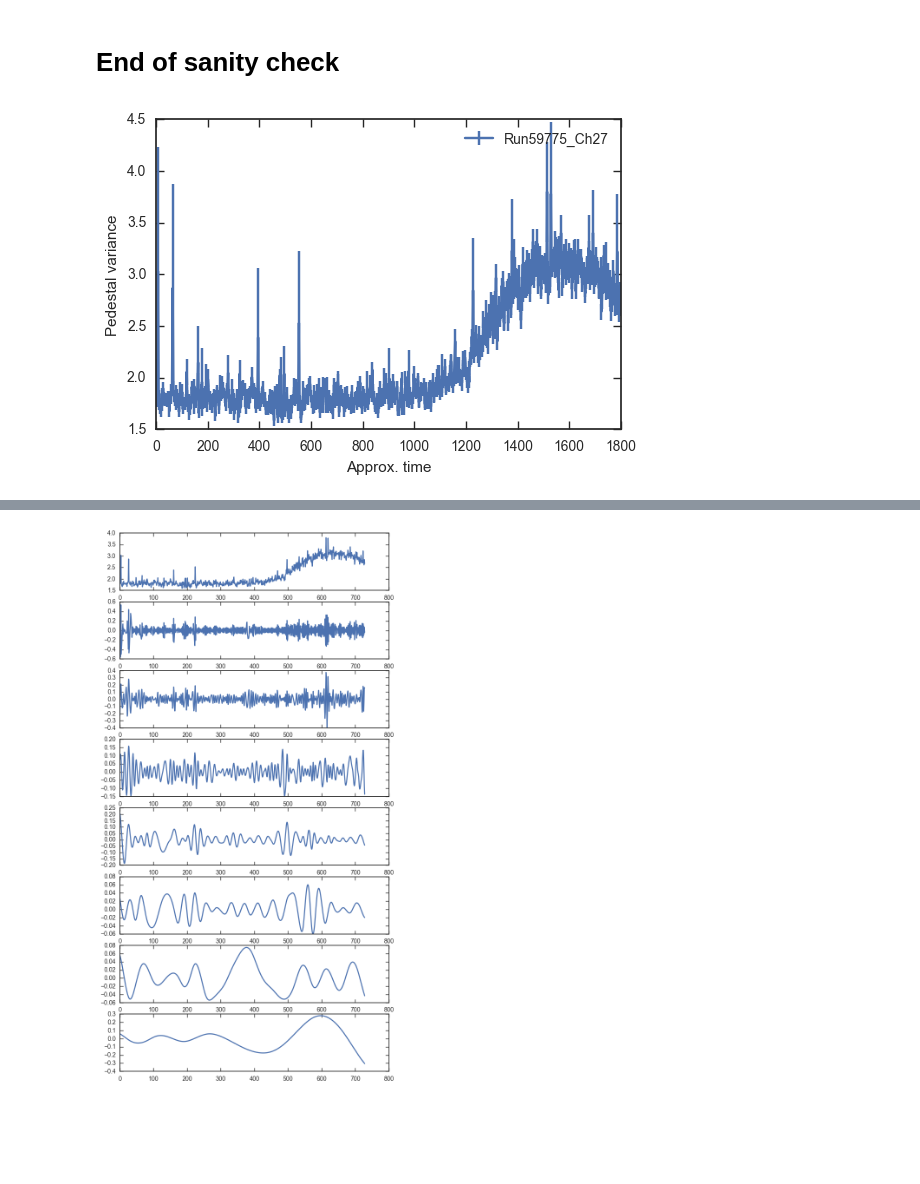
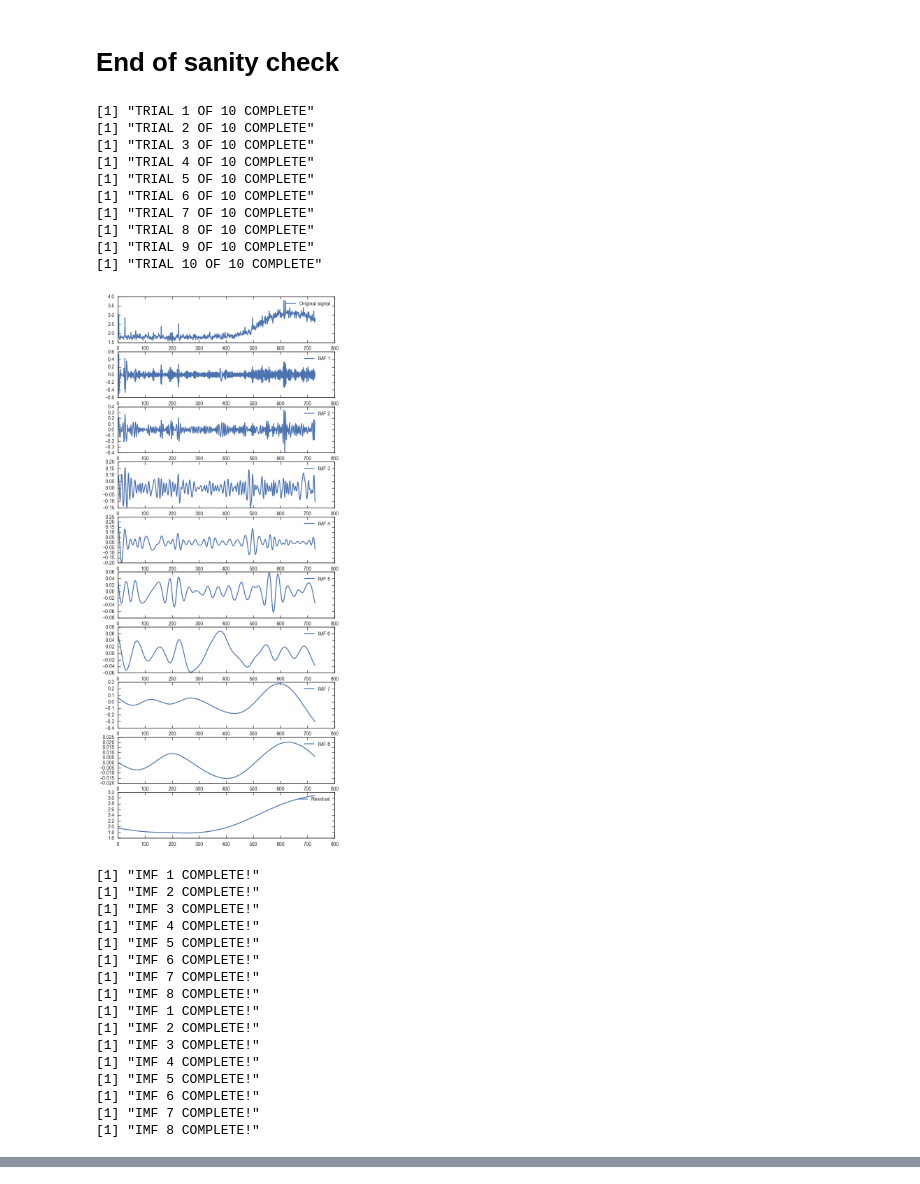
Before and after one commit to qi-feng/TimeSeries, a Jupyter notebook: pedvar/pedvar_hht.ipynb, the cells around one changed output, grey strips where cells are left out. Drawn from its saved outputs; the diff is of its cells as text; code cells hidden in the pictures; blank space fills up the shorter version.

```diff
--- a/pedvar/pedvar_hht.ipynb
+++ b/pedvar/pedvar_hht.ipynb
@@ -220,8 +328,37 @@ R object with classes: ('list',) mapped to:
 # %%
 fname="Run59775_Ch356"
 
 df1= read_file(f="Run59775_Ch356")
 t = np.linspace(0, 30.*60., df1.shape[0], endpoint=False)
-plot_df(df1, t=t, fig=plt.figure(), ax=plt.subplot(111), xlabel="Approx. time", label="Run59775_Ch27")
+#plot_df(df1, t=t, fig=plt.figure(), ax=plt.subplot(111), xlabel="Approx. time", label="Run59775_Ch27")
+
+eemd_res356 = do_hht(fname, trial_dir="testRun59775_Ch356/", N_trials=10, N_imf=10, N_imf_plot=8,
+          noise_amp=1e-3, plot=True, logf=True, logt=True)
 # %% [output]
+[1] "TRIAL 1 OF 10 COMPLETE"
+[1] "TRIAL 2 OF 10 COMPLETE"
+[1] "TRIAL 3 OF 10 COMPLETE"
+[1] "TRIAL 4 OF 10 COMPLETE"
+[1] "TRIAL 5 OF 10 COMPLETE"
+[1] "TRIAL 6 OF 10 COMPLETE"
+[1] "TRIAL 7 OF 10 COMPLETE"
+[1] "TRIAL 8 OF 10 COMPLETE"
+[1] "TRIAL 9 OF 10 COMPLETE"
+[1] "TRIAL 10 OF 10 COMPLETE"
-[figure, old version]
+[figure, new version]
+[1] "IMF 1 COMPLETE!"
+[1] "IMF 2 COMPLETE!"
+[1] "IMF 3 COMPLETE!"
+[1] "IMF 4 COMPLETE!"
+[1] "IMF 5 COMPLETE!"
+[1] "IMF 6 COMPLETE!"
+[1] "IMF 7 COMPLETE!"
+[1] "IMF 8 COMPLETE!"
+[1] "IMF 1 COMPLETE!"
+[1] "IMF 2 COMPLETE!"
+[1] "IMF 3 COMPLETE!"
+[1] "IMF 4 COMPLETE!"
+[1] "IMF 5 COMPLETE!"
+[1] "IMF 6 COMPLETE!"
+[1] "IMF 7 COMPLETE!"
+[1] "IMF 8 COMPLETE!"
@@ -228,9 +367 @@ plot_df(df1, t=t, fig=plt.figure(), ax=plt.subplot(111), xlabel="Approx. time",
-# %%
-fig, axes = plt.subplots(N_imfs+1, 1, figsize=(8, 8./4*(N_imfs+1)))
-
-axes[0].plot(tt, original_signal, )
-for i in range(N_imfs):
-    axes[i+1].plot(tt, imfs[N_t*i:N_t*(i+1)])
-# %% [output]
-[figure, removed]
 # %%
```
Also changed, not shown: parts of 13 cells of this notebook.
